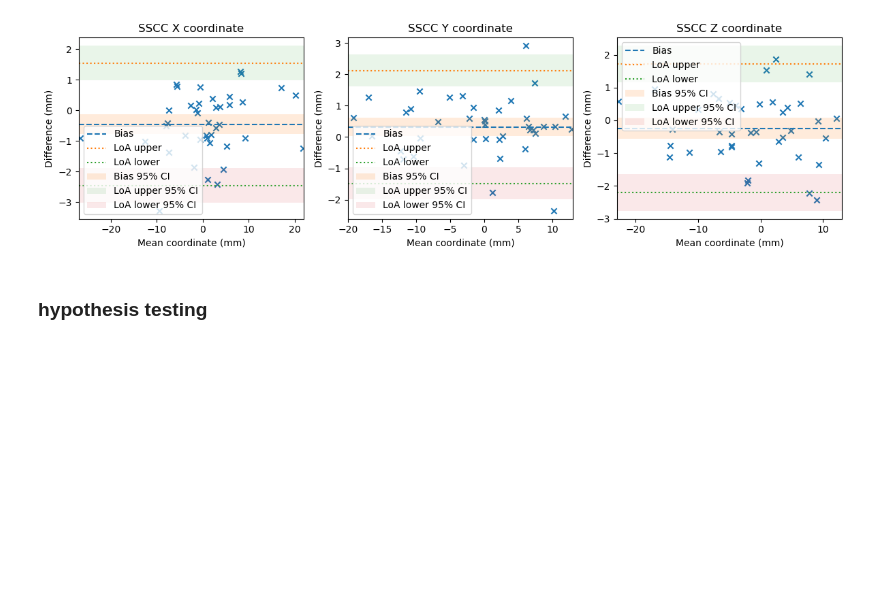
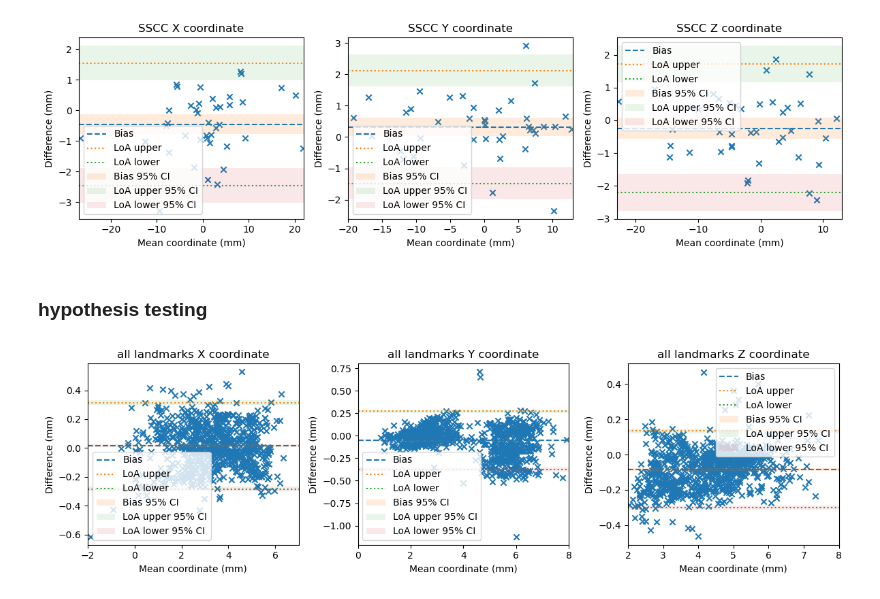
Before and after one commit to acherking/CT-MRI_LandmarkDetection, a Jupyter notebook: notebook/analysis/extra_validation.ipynb, the cells around one changed output. Drawn from its saved outputs; the diff is of its cells as text; code cells hidden in the pictures; blank space fills up the shorter version.

```diff
--- a/notebook/analysis/extra_validation.ipynb
+++ b/notebook/analysis/extra_validation.ipynb
@@ -252,3 +252,11 @@ if __name__ == "__main__":
 [figure]
 # %% [markdown]
 ### hypothesis testing
+# %%
+if __name__ == "__main__":
+    p1 = y_test_true.reshape(-1, 3) * 0.15
+    p2 = y_test_pred.reshape(-1, 3) * 0.15
+    fig, axes = bland_altman_3d_per_axis_with_ci(p1, p2, roi_name="all landmarks")
+    plt.show()
+# %% [output]
+[figure, added]
```
